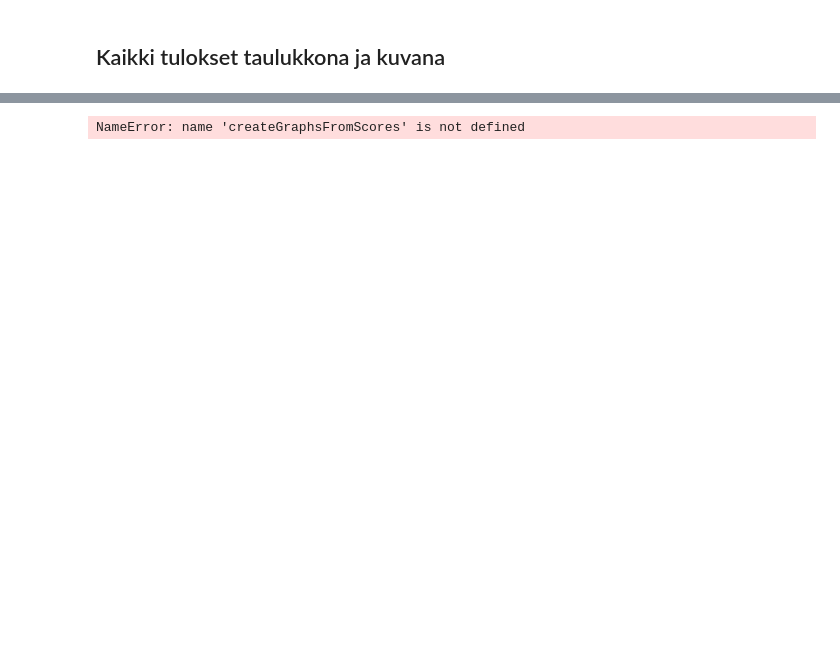
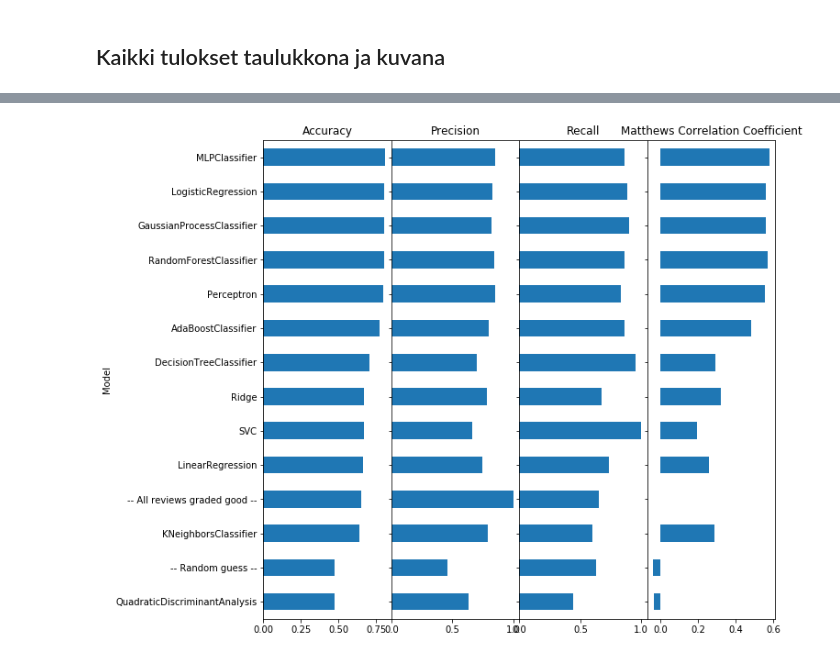
Before and after one commit to mholtta/scikit-learn-models-in-text-based-inference, a Jupyter notebook: 3.1-Classification-Analysis_of_the_text_vs_stars.ipynb, the cells around one changed output, grey strips where cells are left out. Saved outputs shown, nothing was run; the diff lists cells and outputs as text; code cells hidden in the pictures; blank space fills up the shorter version.

```diff
--- a/3.1-Classification-Analysis_of_the_text_vs_stars.ipynb
+++ b/3.1-Classification-Analysis_of_the_text_vs_stars.ipynb
@@ -212,7 +210,7 @@ NameError: name 'print_scoretable' is not defined
 # %%
-createGraphsFromScores(scores)
+createGraphsFromScores(scores, modelsToTest)
 # %% [output]
-NameError: name 'createGraphsFromScores' is not defined
+[figure, added]
 # %%
 def color_negative_red(val):
     color = 'red' if val < 0.5 else 'green'
```
Also changed, not shown: parts of 14 cells of this notebook.
